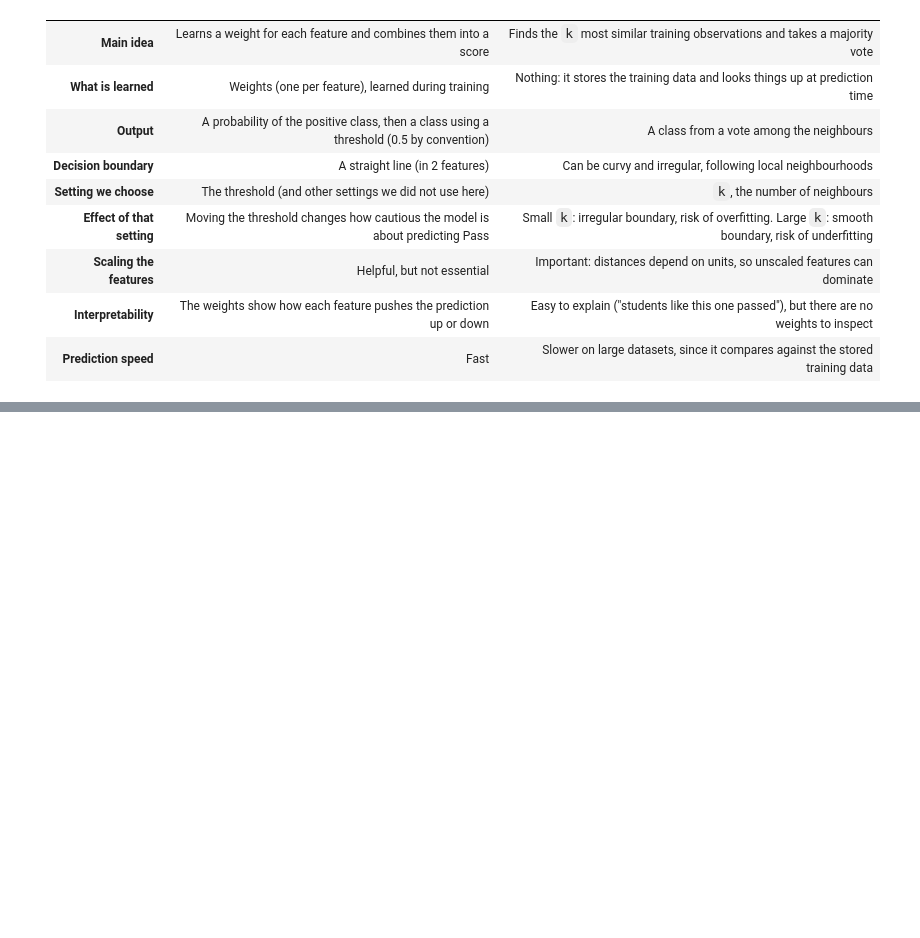
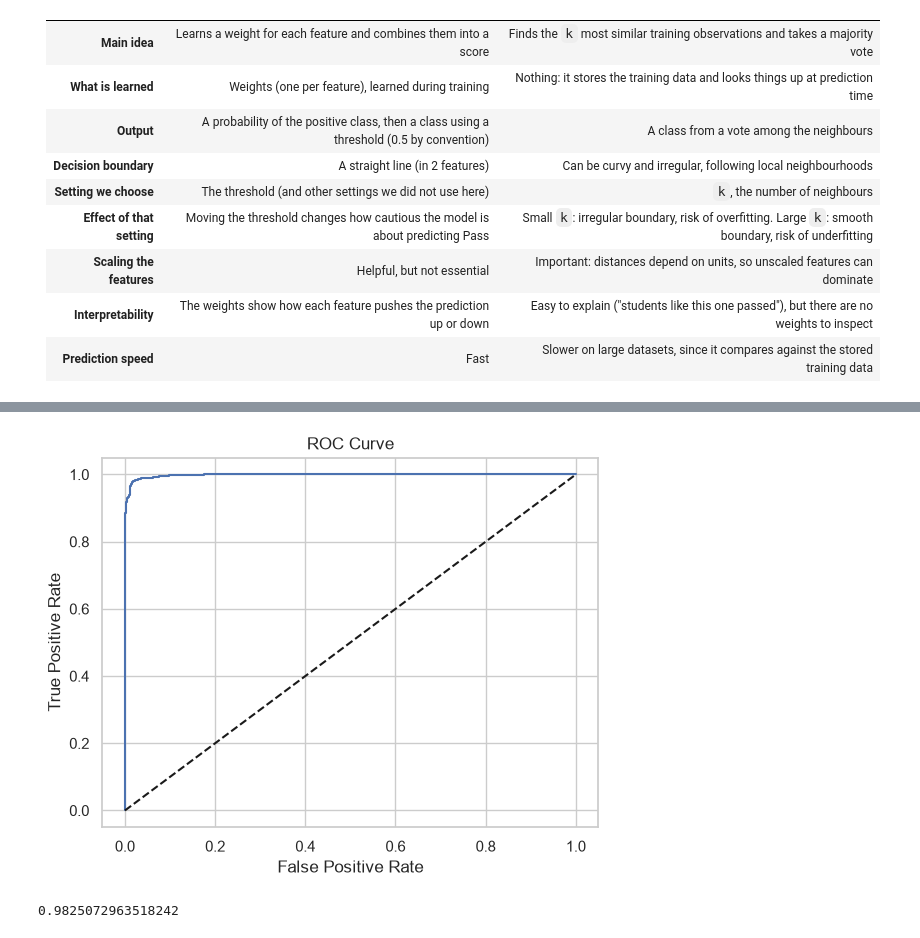
Before and after one commit to Harriette-dev/Group1Project, a Jupyter notebook: notebooks/numerical_model.ipynb, the cells around one changed output, grey strips where cells are left out. Saved outputs shown, nothing was run; the diff lists cells and outputs as text; code cells hidden in the pictures; blank space fills up the shorter version.

```diff
--- a/notebooks/numerical_model.ipynb
+++ b/notebooks/numerical_model.ipynb
@@ -449,0 +684,11 @@ pd.DataFrame(k_results)
+# %%
+X_train, X_temp, y_train, y_temp = train_test_split(
+    X, y, test_size=0.40, random_state=RANDOM_STATE, stratify=y
+)
+X_valid, X_test, y_valid, y_test = train_test_split(
+    X_temp, y_temp, test_size=0.50, random_state=RANDOM_STATE, stratify=y_temp
+)
+
+print(f"Train:      {len(X_train):4d} rows ({len(X_train)/len(X):.0%})")
+print(f"Validation: {len(X_valid):4d} rows ({len(X_valid)/len(X):.0%})")
+print(f"Test:       {len(X_test):4d} rows ({len(X_test)/len(X):.0%})")
@@ -449,0 +799,38 @@ pd.DataFrame(k_results)
+# %%
+from sklearn.metrics import roc_curve, auc
+
+probabilities = model.predict_proba(X_test)[:,1]
+
+fpr, tpr, _ = roc_curve(
+    y_test,
+    probabilities,
+    pos_label="human"
+)
+
+roc_auc = auc(fpr, tpr)
+
+import matplotlib.pyplot as plt
+
+plt.plot(fpr, tpr)
+plt.plot([0,1],[0,1],'k--')
+
+plt.xlabel("False Positive Rate")
+plt.ylabel("True Positive Rate")
+plt.title("ROC Curve")
+plt.show()
+# %% [output]
+[figure, added]
+# %%
+from sklearn.model_selection import cross_val_score
+
+scores = cross_val_score(
+    model,
+    X,
+    y,
+    cv=5,
+    scoring="accuracy"
+)
+
+print(scores.mean())
+# %% [output]
+0.9825072963518242
```
Also changed, not shown: parts of 24 cells of this notebook.
